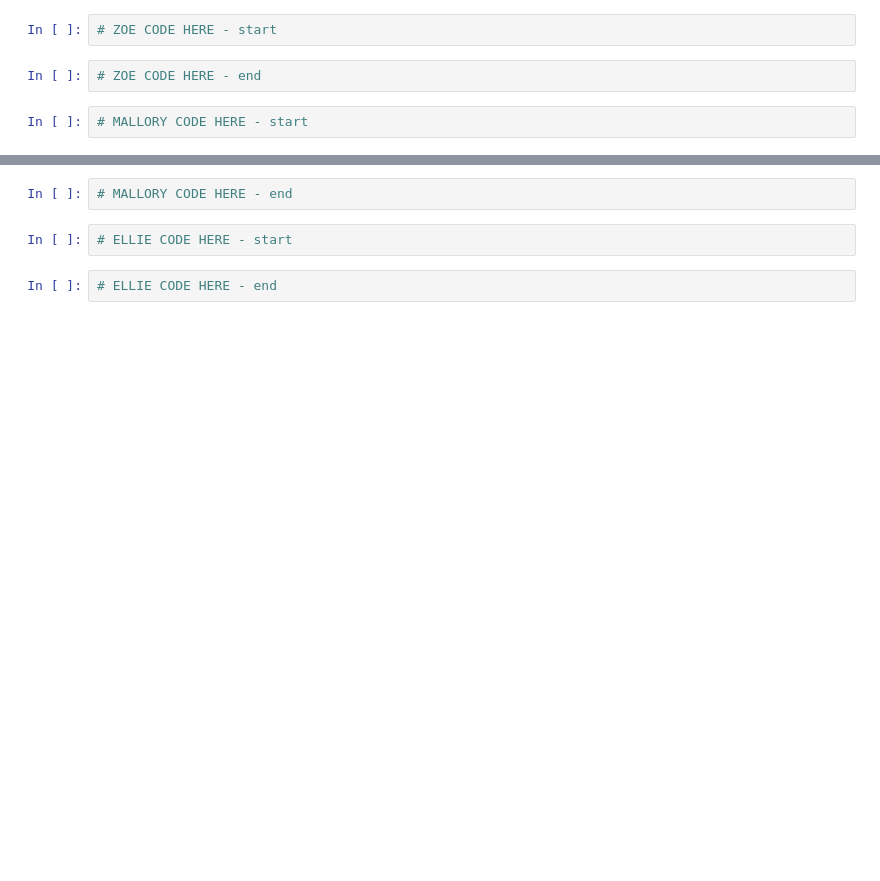
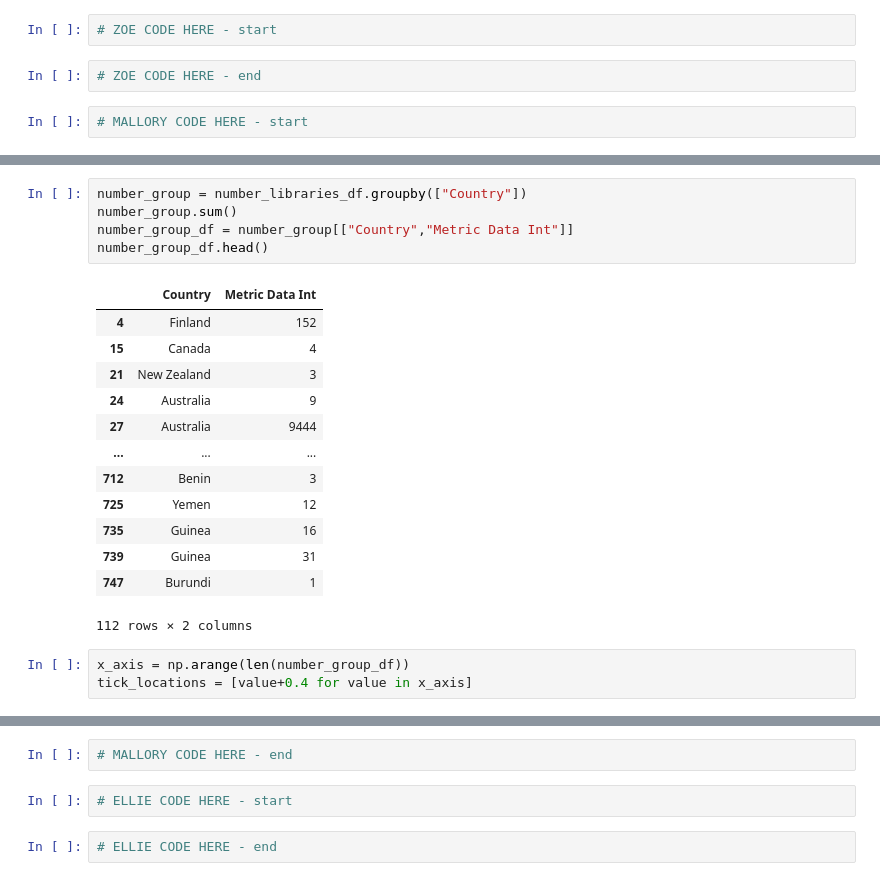
Before and after one commit to zpoeschl/Libraries-vs-Happiness, a Jupyter notebook: WorkingNotebook.ipynb, the cells around one changed output, grey strips where cells are left out. Drawn from its saved outputs; the diff is of its cells as text; blank space fills up the shorter version.

```diff
--- a/WorkingNotebook.ipynb
+++ b/WorkingNotebook.ipynb
@@ -105,0 +120,22 @@ See the caveats in the documentation: https://pandas.pydata.org/pandas-docs/stab
+# %%
+number_group = number_libraries_df.groupby(["Country"])
+number_group.sum()
+number_group_df = number_group[["Country","Metric Data Int"]]
+number_group_df.head()
+# %% [output]
+|  | Country | Metric Data Int |
+| 4 | Finland | 152 |
+| 15 | Canada | 4 |
+| 21 | New Zealand | 3 |
+| 24 | Australia | 9 |
+| 27 | Australia | 9444 |
+| ... | ... | ... |
+| 712 | Benin | 3 |
+| 725 | Yemen | 12 |
+| 735 | Guinea | 16 |
+| 739 | Guinea | 31 |
+| 747 | Burundi | 1 |
+112 rows × 2 columns
+# %%
+x_axis = np.arange(len(number_group_df))
+tick_locations = [value+0.4 for value in x_axis]
```
Also changed, not shown: parts of 6 cells of this notebook.
